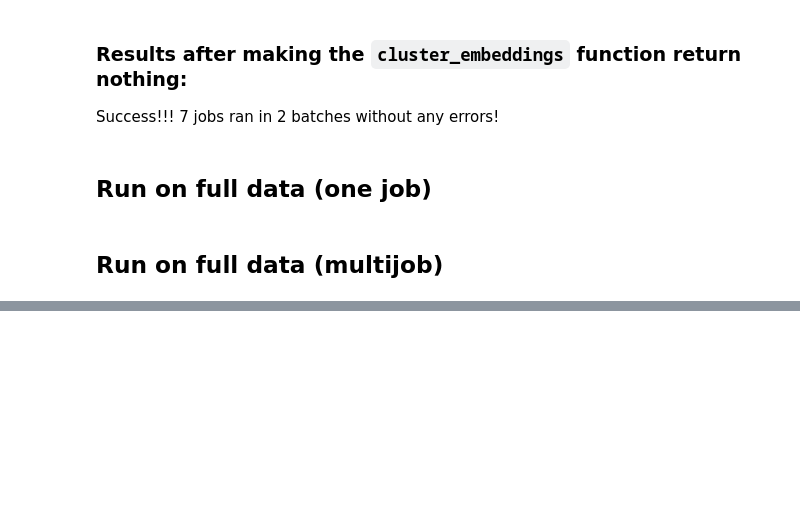
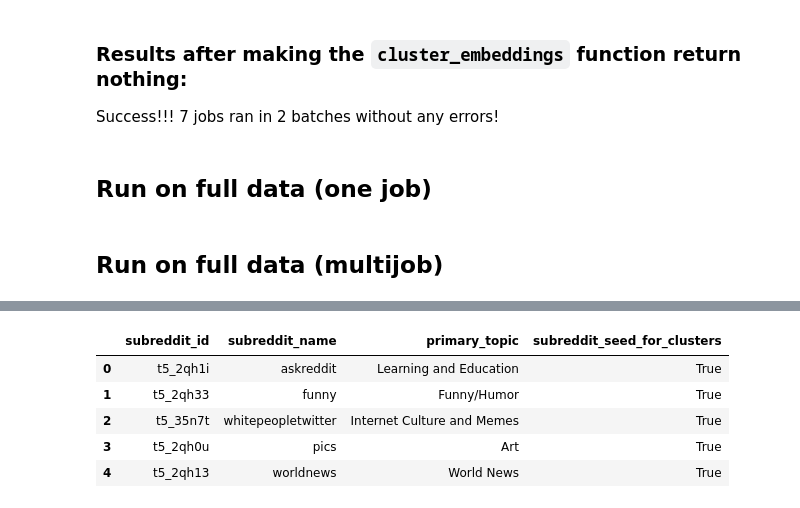
Before and after one commit to nazanin-zinouri/subclu, a Jupyter notebook: notebooks/v0.6.1/djb_06.00-2022-11-09-run_v0.6.1_subreddit_level_clustering_hydra_parallel.ipynb, the cells around one changed output, grey strips where cells are left out. Saved outputs shown, nothing was run; the diff lists cells and outputs as text; code cells hidden in the pictures; blank space fills up the shorter version.

```diff
--- a/notebooks/v0.6.1/djb_06.00-2022-11-09-run_v0.6.1_subreddit_level_clustering_hydra_parallel.ipynb
+++ b/notebooks/v0.6.1/djb_06.00-2022-11-09-run_v0.6.1_subreddit_level_clustering_hydra_parallel.ipynb
@@ -472,0 +538,9 @@ clustering_v0.5.0_subreddit_base
+# %%
+df_sub_.head()
+# %% [output]
+|  | subreddit_id | subreddit_name | primary_topic | subreddit_seed_for_clusters |
+| 0 | t5_2qh1i | askreddit | Learning and Education | True |
+| 1 | t5_2qh33 | funny | Funny/Humor | True |
+| 2 | t5_35n7t | whitepeopletwitter | Internet Culture and Memes | True |
+| 3 | t5_2qh0u | pics | Art | True |
+| 4 | t5_2qh13 | worldnews | World News | True |
```
Also changed, not shown: parts of 29 cells of this notebook, 1 other file.
